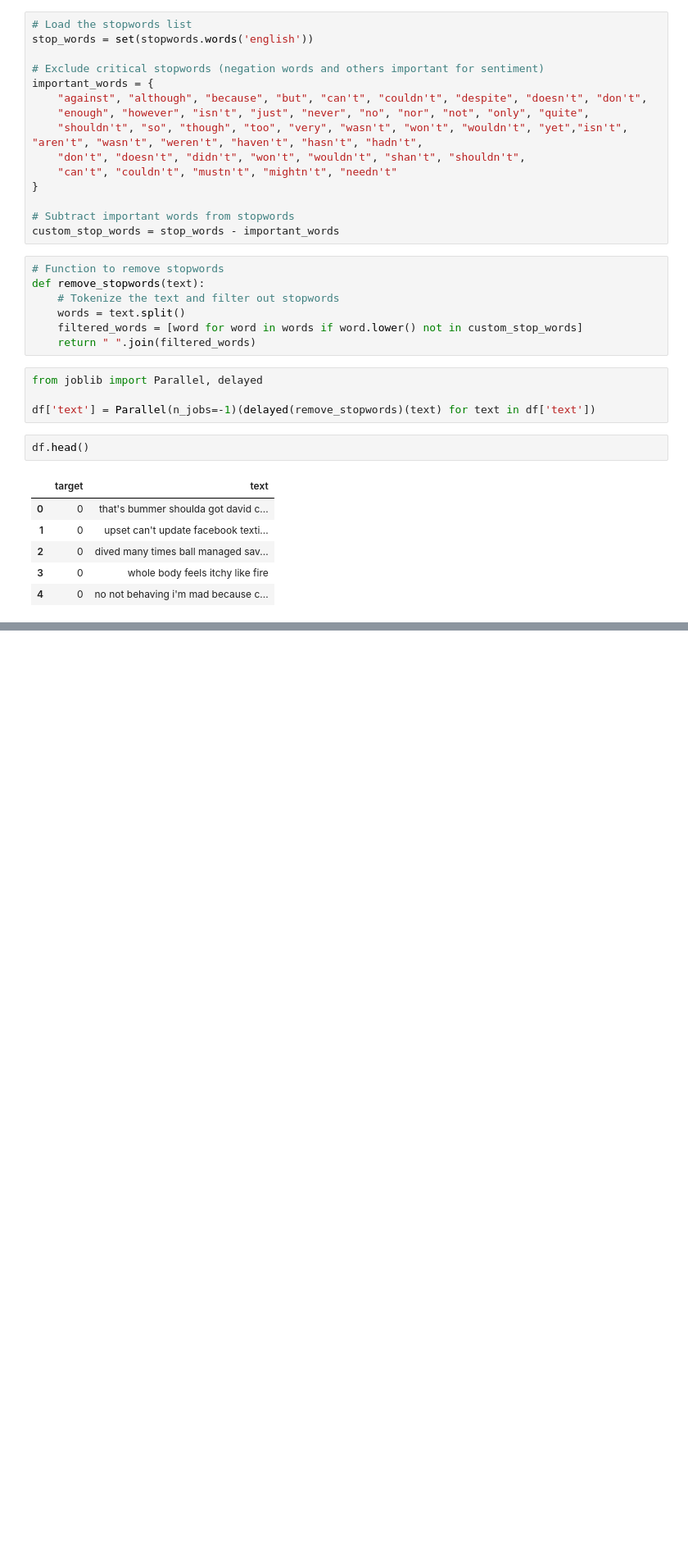
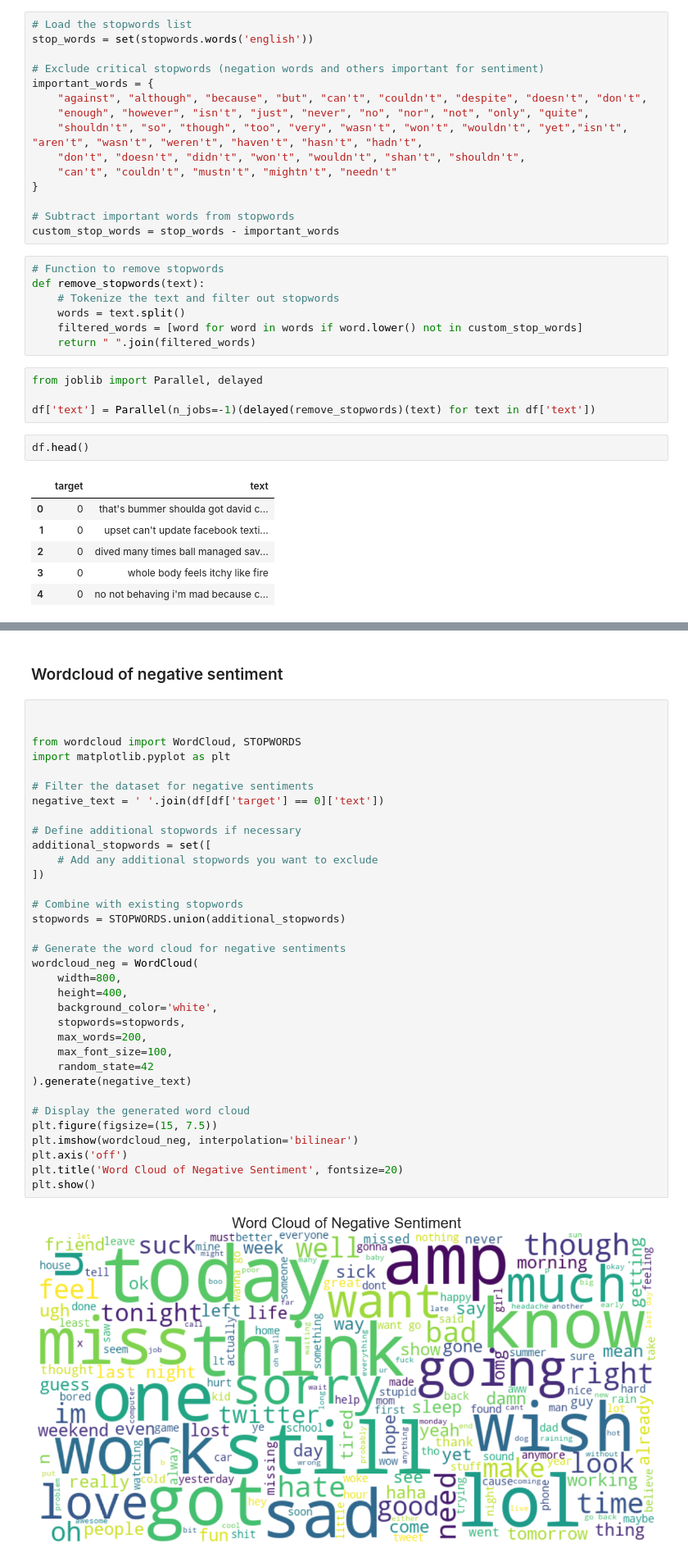
Before and after one commit to sudippokhrel/Advanced-Data-Processing, a Jupyter notebook: notebooks/Sentimental Analysis.ipynb, the cells around one changed output, grey strips where cells are left out. Shown at 82% size. Saved outputs shown, nothing was run; the diff lists cells and outputs as text; blank space fills up the shorter version.

```diff
--- a/notebooks/Sentimental Analysis.ipynb
+++ b/notebooks/Sentimental Analysis.ipynb
@@ -187,0 +248,38 @@ Number of CPU cores available: 8
+# %% [markdown]
+### Wordcloud of negative sentiment
+# %%
+
+
+from wordcloud import WordCloud, STOPWORDS
+import matplotlib.pyplot as plt
+
+# Filter the dataset for negative sentiments
+negative_text = ' '.join(df[df['target'] == 0]['text'])
+
+# Define additional stopwords if necessary
+additional_stopwords = set([
+    # Add any additional stopwords you want to exclude
+])
+
+# Combine with existing stopwords
+stopwords = STOPWORDS.union(additional_stopwords)
+
+# Generate the word cloud for negative sentiments
+wordcloud_neg = WordCloud(
+    width=800,
+    height=400,
+    background_color='white',
+    stopwords=stopwords,
+    max_words=200,
+    max_font_size=100,
+    random_state=42
+).generate(negative_text)
+
+# Display the generated word cloud
+plt.figure(figsize=(15, 7.5))
+plt.imshow(wordcloud_neg, interpolation='bilinear')
+plt.axis('off')
+plt.title('Word Cloud of Negative Sentiment', fontsize=20)
+plt.show()
+# %% [output]
+[figure, added]
```
Also changed, not shown: parts of 28 cells of this notebook.
